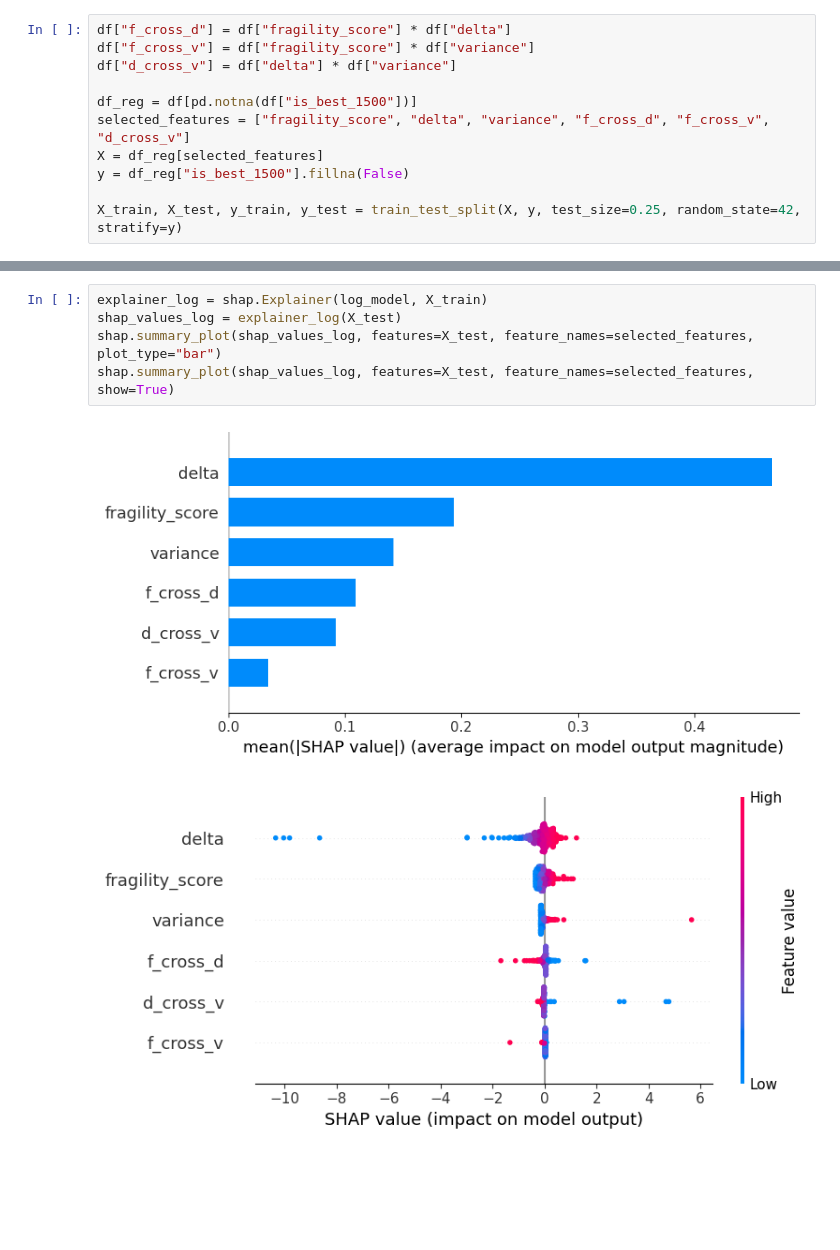
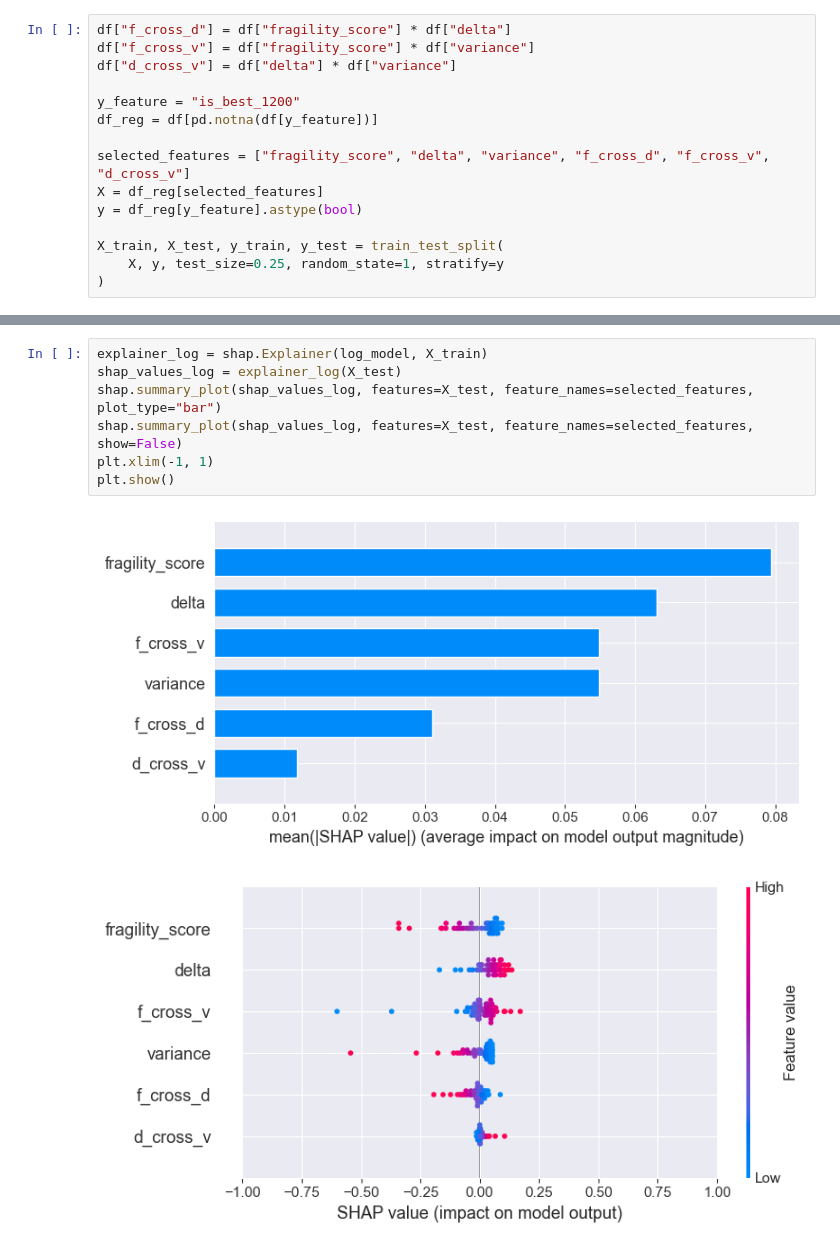
Before and after one commit to croco22/chess, a Jupyter notebook: pipeline/p5_shap_analysis.ipynb, the cells around one changed output, grey strips where cells are left out. Saved outputs shown, nothing was run; the diff lists cells and outputs as text; blank space fills up the shorter version.

```diff
--- a/pipeline/p5_shap_analysis.ipynb
+++ b/pipeline/p5_shap_analysis.ipynb
@@ -135,12 +102,16 @@ df["f_cross_d"] = df["fragility_score"] * df["delta"]
 df["f_cross_v"] = df["fragility_score"] * df["variance"]
 df["d_cross_v"] = df["delta"] * df["variance"]
 
-df_reg = df[pd.notna(df["is_best_1500"])]
+y_feature = "is_best_1200"
+df_reg = df[pd.notna(df[y_feature])]
+
 selected_features = ["fragility_score", "delta", "variance", "f_cross_d", "f_cross_v", "d_cross_v"]
 X = df_reg[selected_features]
-y = df_reg["is_best_1500"].fillna(False)
+y = df_reg[y_feature].astype(bool)
 
-X_train, X_test, y_train, y_test = train_test_split(X, y, test_size=0.25, random_state=42, stratify=y)
+X_train, X_test, y_train, y_test = train_test_split(
+    X, y, test_size=0.25, random_state=1, stratify=y
+)
 # %%
 log_model = LogisticRegression()
 log_model.fit(X_train, y_train)
@@ -164,8 +143,10 @@ d_cross_v: -0.122
 # %%
 explainer_log = shap.Explainer(log_model, X_train)
 shap_values_log = explainer_log(X_test)
 shap.summary_plot(shap_values_log, features=X_test, feature_names=selected_features, plot_type="bar")
-shap.summary_plot(shap_values_log, features=X_test, feature_names=selected_features, show=True)
+shap.summary_plot(shap_values_log, features=X_test, feature_names=selected_features, show=False)
+plt.xlim(-1, 1)
+plt.show()
 # %% [output]
-[figure, old version]
+[figure, new version]
-[figure, old version]
+[figure, new version]
```
Also changed, not shown: parts of 17 cells of this notebook, 6 other files.
